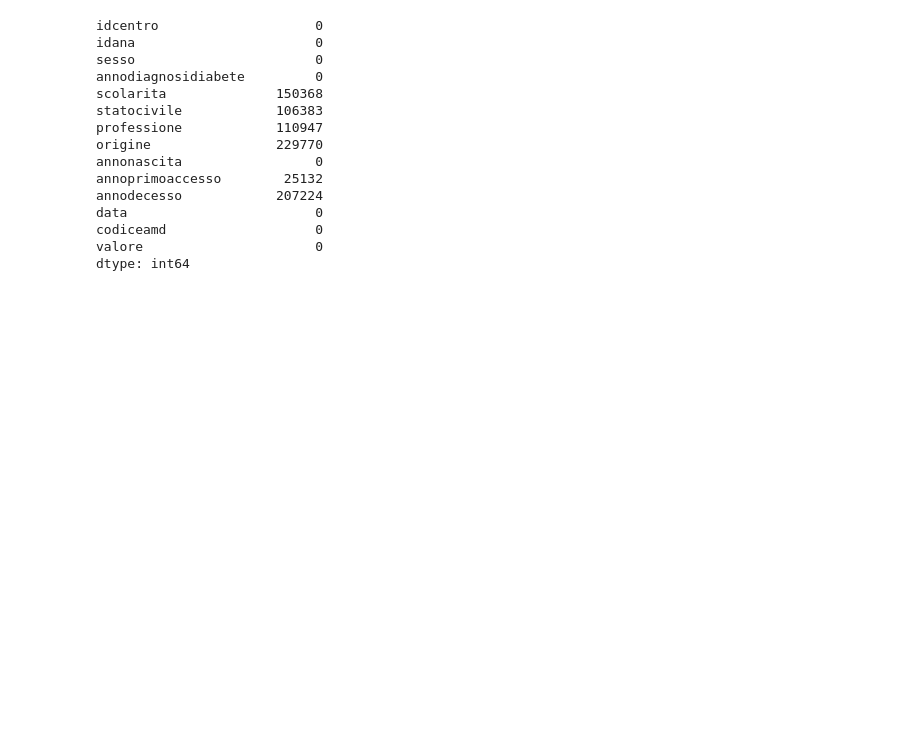
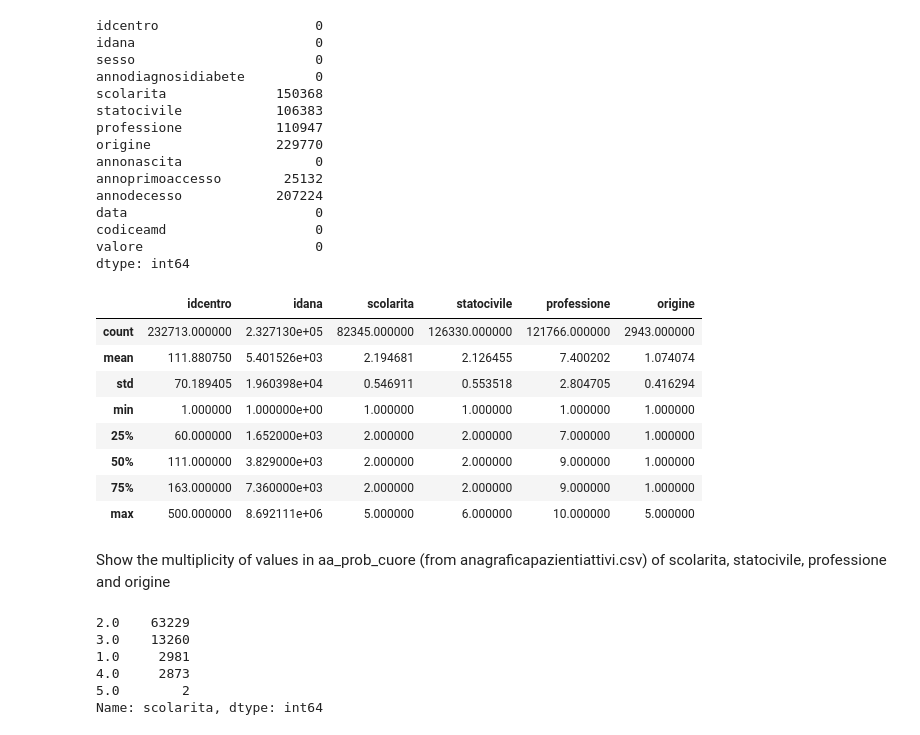
Before and after one commit to AntoAndGar/ML-Health-Event-Prediction, a Jupyter notebook: src/task1/main.ipynb, the cells around one changed output. Drawn from its saved outputs; the diff is of its cells as text; code cells hidden in the pictures; blank space fills up the shorter version.

```diff
--- a/src/task1/main.ipynb
+++ b/src/task1/main.ipynb
@@ -1321,3 +1321,26 @@ data                        0
 codiceamd                   0
 valore                      0
 dtype: int64
+# %%
+aa_prob_cuore.describe()
+# %% [output]
+|  | idcentro | idana | scolarita | statocivile | professione | origine |
+| count | 232713.000000 | 2.327130e+05 | 82345.000000 | 126330.000000 | 121766.000000 | 2943.000000 |
+| mean | 111.880750 | 5.401526e+03 | 2.194681 | 2.126455 | 7.400202 | 1.074074 |
+| std | 70.189405 | 1.960398e+04 | 0.546911 | 0.553518 | 2.804705 | 0.416294 |
+| min | 1.000000 | 1.000000e+00 | 1.000000 | 1.000000 | 1.000000 | 1.000000 |
+| 25% | 60.000000 | 1.652000e+03 | 2.000000 | 2.000000 | 7.000000 | 1.000000 |
+| 50% | 111.000000 | 3.829000e+03 | 2.000000 | 2.000000 | 9.000000 | 1.000000 |
+| 75% | 163.000000 | 7.360000e+03 | 2.000000 | 2.000000 | 9.000000 | 1.000000 |
+| max | 500.000000 | 8.692111e+06 | 5.000000 | 6.000000 | 10.000000 | 5.000000 |
+# %% [markdown]
+Show the multiplicity of values in aa_prob_cuore (from anagraficapazientiattivi.csv) of scolarita, statocivile, professione and origine
+# %%
+aa_prob_cuore.scolarita.value_counts()
+# %% [output]
+2.0    63229
+3.0    13260
+1.0     2981
+4.0     2873
+5.0        2
+Name: scolarita, dtype: int64
```
Also changed, not shown: parts of 4 cells of this notebook.
